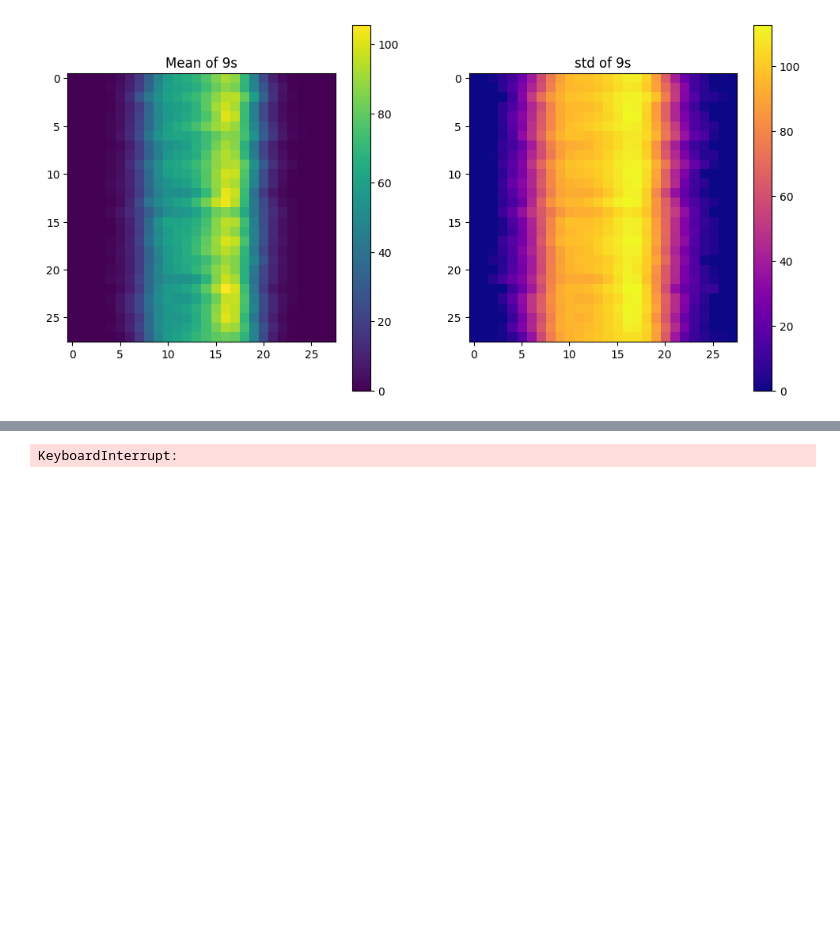
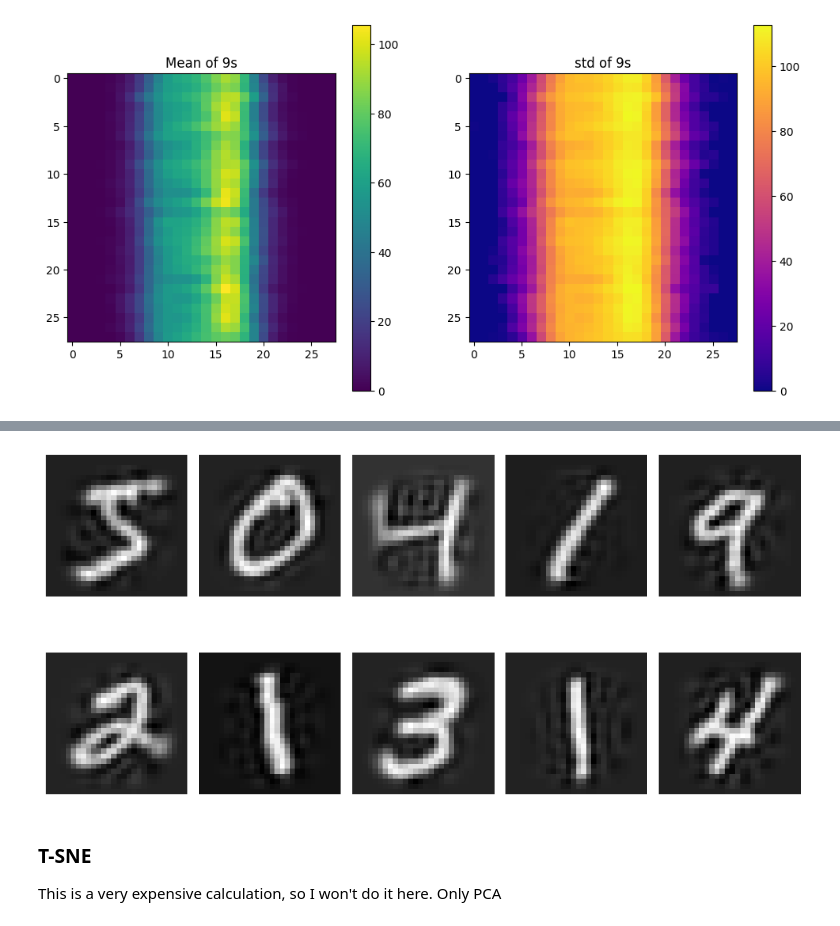
Before and after one commit to harrywiner/mnist, a Jupyter notebook: mnist.ipynb, the cells around one changed output, grey strips where cells are left out. Cells and saved outputs as stored; diff of their text form; code cells hidden in the pictures; blank space fills up the shorter version.

```diff
--- a/mnist.ipynb
+++ b/mnist.ipynb
@@ -206,0 +170,4 @@ print(sum(x_train_pca.explained_variance_ratio_))
+# %%
+flat_x_train = x_train.reshape((x_train.shape[0], 28*28))
+# %%
+x_train_pca = PCA(n_components=100).fit(flat_x_train)
@@ -206,0 +178,5 @@ print(sum(x_train_pca.explained_variance_ratio_))
+# %%
+transform_x_train = x_train_pca.transform(flat_x_train)
+print(transform_x_train.shape)
+print(transform_x_train[0:20])
+reconstructed_x_train = x_train_pca.inverse_transform(transform_x_train)
@@ -207,6 +198,29 @@ print(sum(x_train_pca.explained_variance_ratio_))
+# %%
+
+# Create a figure with a 5x2 grid of subplots
+fig, axs = plt.subplots(2, 5, figsize=(10, 6))
+
+# Iterate over the first 10 images in reconstructed_x_train
+for i in range(10):
+    # Get the reconstructed image
+    image = reconstructed_x_train[i].reshape(28, 28)
+
+    # Plot the image in the corresponding subplot
+    ax = axs[i // 5, i % 5]
+    ax.imshow(image, cmap='gray')
+    ax.axis('off')
+
+# Adjust the spacing between subplots
+plt.tight_layout()
+
+# Show the plot
+plt.show()
+# %% [output]
+[figure, added]
+# %% [markdown]
+### T-SNE
+This is a very expensive calculation, so I won't do it here. Only PCA
 # %%
 from sklearn.manifold import TSNE
 # %%
-TSNE(n_components=2).fit_transform(x_train.reshape(x_train.shape[0], -1))
+# TSNE(n_components=2).fit_transform(x_train.reshape(x_train.shape[0], -1))
-# %% [output]
-KeyboardInterrupt:
```
Also changed, not shown: parts of 20 cells of this notebook.
